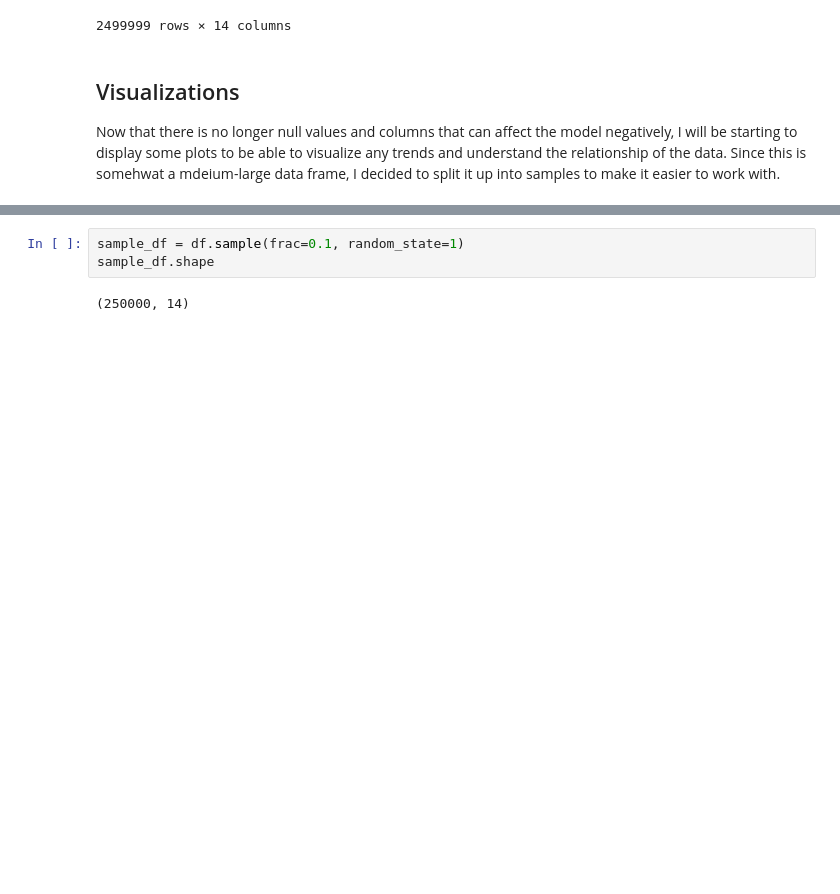
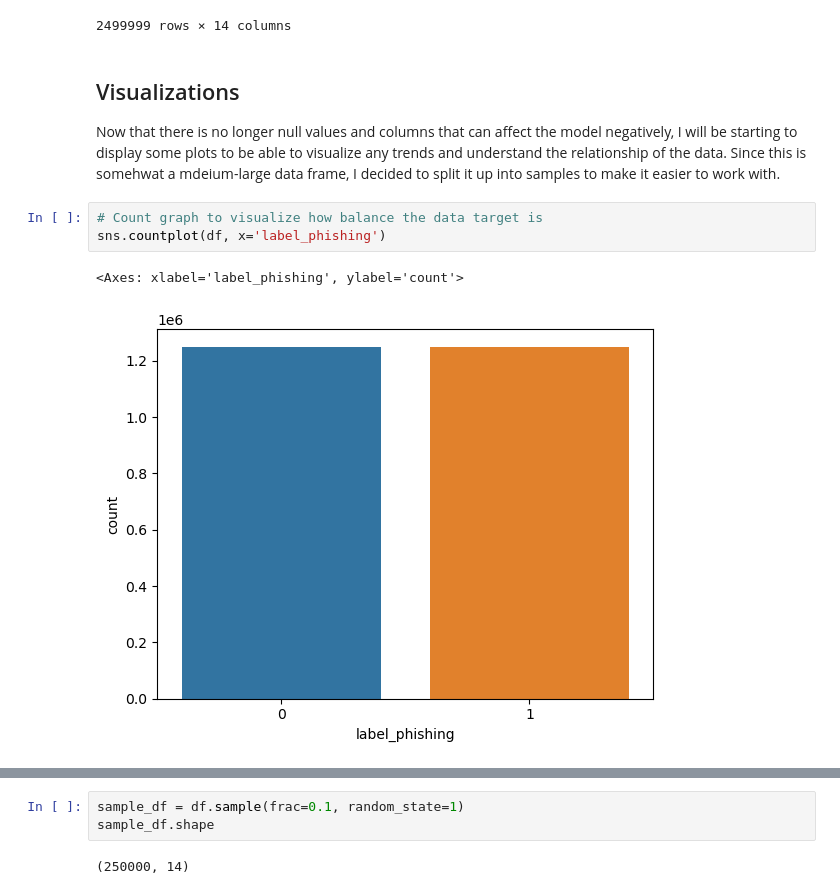
Before and after one commit to dagonzalezcolme/url_phising_detector, a Jupyter notebook: Project2.ipynb, the cells around one changed output, grey strips where cells are left out. Drawn from its saved outputs; the diff is of its cells as text; blank space fills up the shorter version.

```diff
--- a/Project2.ipynb
+++ b/Project2.ipynb
@@ -196,3 +231,9 @@ df
 # %% [markdown]
 ## Visualizations
 Now that there is no longer null values and columns that can affect the model negatively, I will be starting to display some plots to be able to visualize any trends and understand the relationship of the data. Since this is somehwat a mdeium-large data frame, I decided to split it up into samples to make it easier to work with.
+# %%
+# Count graph to visualize how balance the data target is
+sns.countplot(df, x='label_phishing')
+# %% [output]
+<Axes: xlabel='label_phishing', ylabel='count'>
+[figure, added]
```
Also changed, not shown: parts of 27 cells of this notebook.
